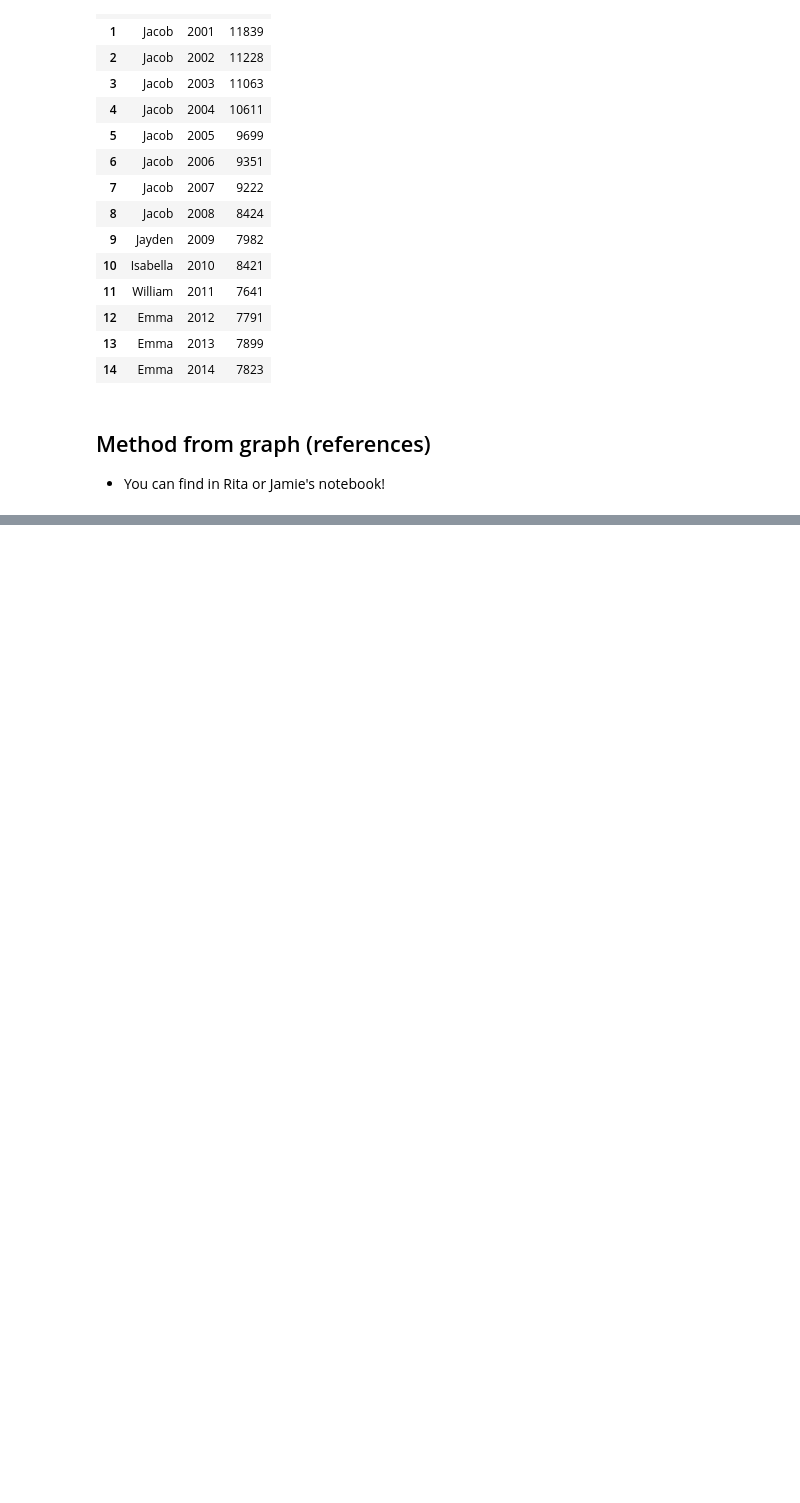
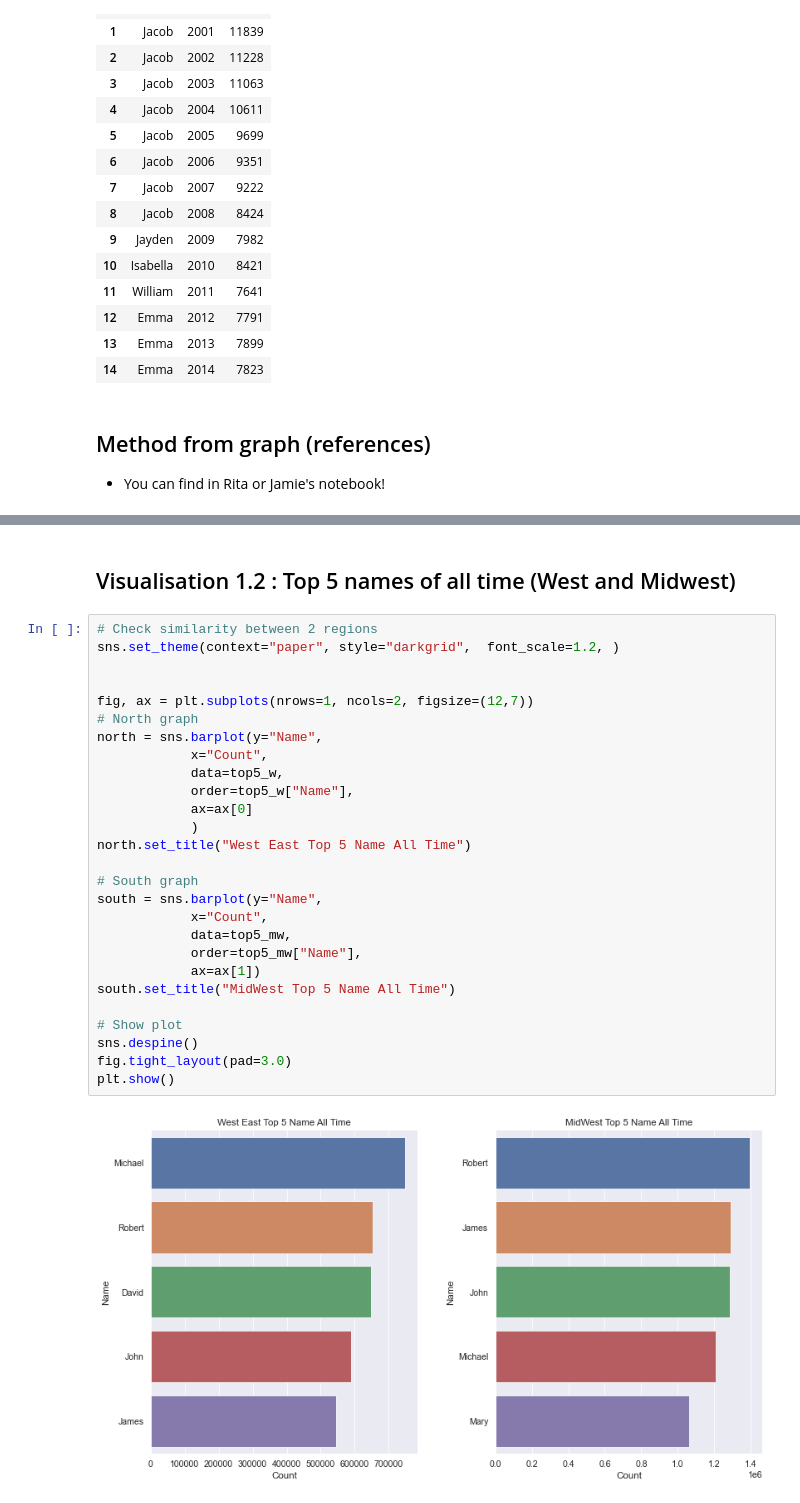
Before and after one commit to data301-2020-winter2/course-project-group_1039, a Jupyter notebook: analysis/submitted/analysis.ipynb, the cells around one changed output, grey strips where cells are left out. Drawn from its saved outputs; the diff is of its cells as text; blank space fills up the shorter version.

```diff
--- a/analysis/submitted/analysis.ipynb
+++ b/analysis/submitted/analysis.ipynb
@@ -228,0 +319,31 @@ get_top_in_interval(s_df, begin=2000, stop=2014)
+# %% [markdown]
+## Visualisation 1.2 : Top 5 names of all time (West and Midwest)
+# %%
+# Check similarity between 2 regions
+sns.set_theme(context="paper", style="darkgrid",  font_scale=1.2, )
+
+
+fig, ax = plt.subplots(nrows=1, ncols=2, figsize=(12,7))
+# North graph
+north = sns.barplot(y="Name",
+            x="Count",
+            data=top5_w,
+            order=top5_w["Name"],
+            ax=ax[0]
+            )
+north.set_title("West East Top 5 Name All Time")
+
+# South graph
+south = sns.barplot(y="Name",
+            x="Count",
+            data=top5_mw,
+            order=top5_mw["Name"],
+            ax=ax[1])
+south.set_title("MidWest Top 5 Name All Time")
+
+# Show plot
+sns.despine()
+fig.tight_layout(pad=3.0)
+plt.show()
+# %% [output]
+[figure, added]
```
Also changed, not shown: parts of 19 cells of this notebook.
